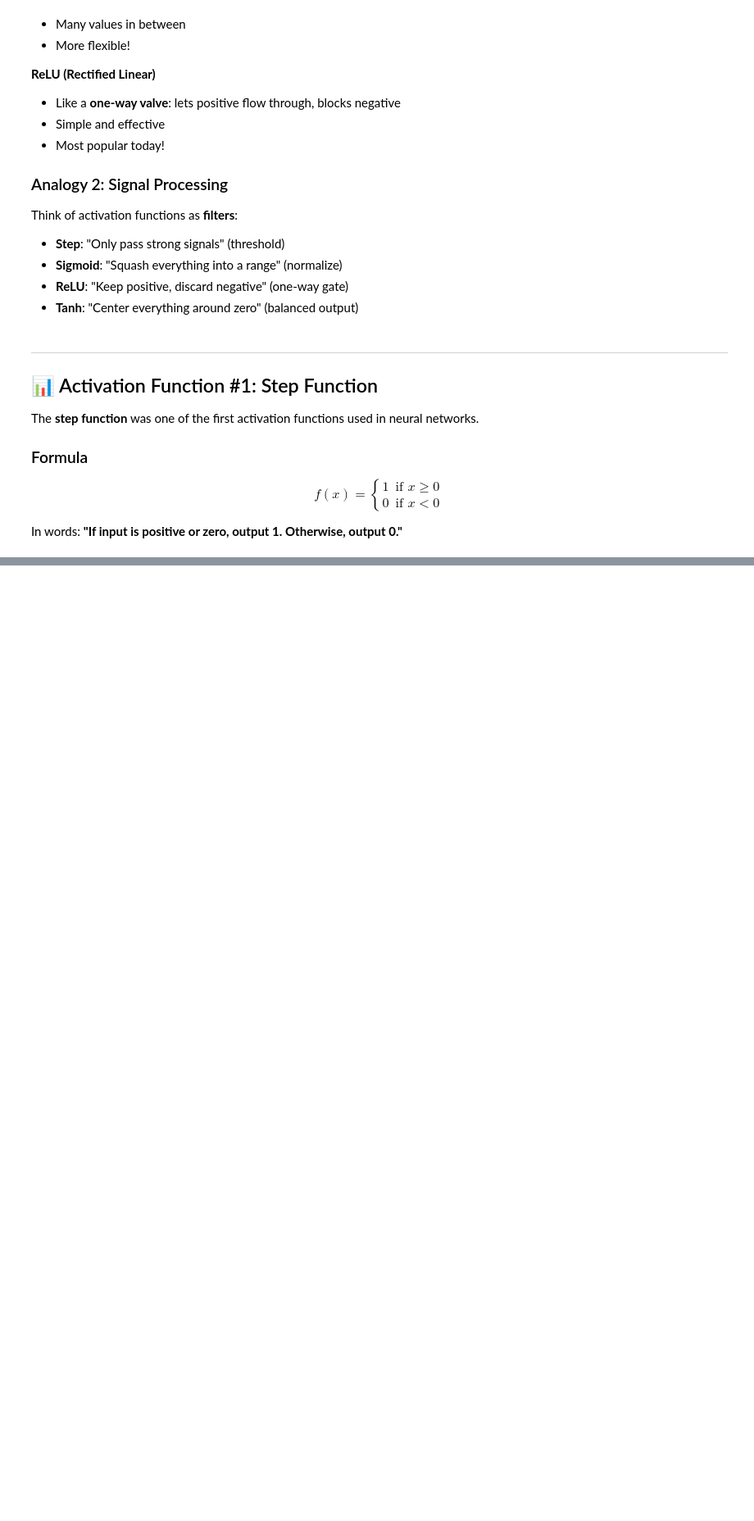
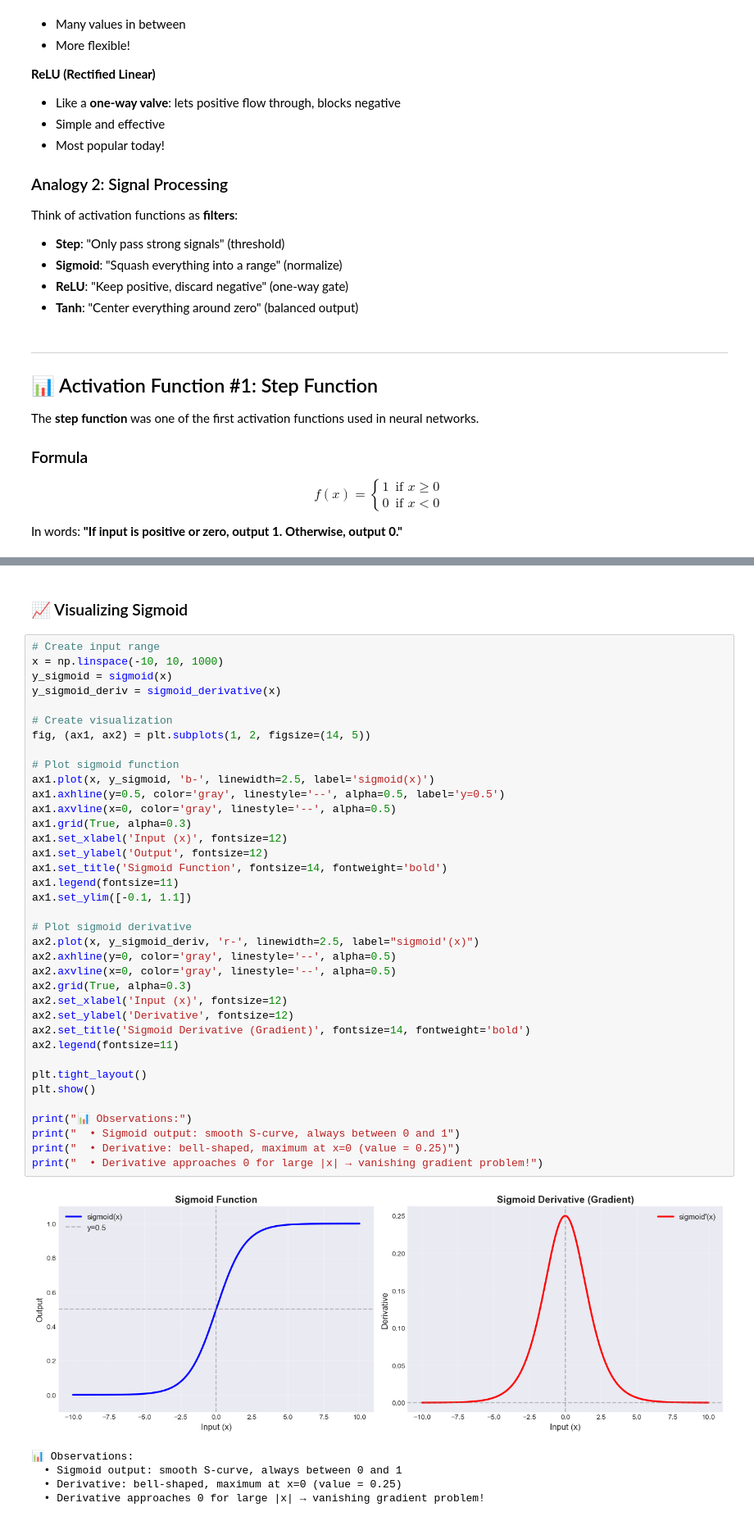
Before and after one commit to brucelee2077/applied-ai-research, a Jupyter notebook: 00-neural-networks/fundamentals/03_activation_functions.ipynb, the cells around one changed output, grey strips where cells are left out. Shown: that part at 82% size. Drawn from its saved outputs; the diff is of its cells as text; blank space fills up the shorter version.

```diff
--- a/00-neural-networks/fundamentals/03_activation_functions.ipynb
+++ b/00-neural-networks/fundamentals/03_activation_functions.ipynb
@@ -261,0 +296,45 @@ In the next notebook, you'll learn how to combine multiple neurons into **layers
+# %% [markdown]
+### 📈 Visualizing Sigmoid
+# %%
+# Create input range
+x = np.linspace(-10, 10, 1000)
+y_sigmoid = sigmoid(x)
+y_sigmoid_deriv = sigmoid_derivative(x)
+
+# Create visualization
+fig, (ax1, ax2) = plt.subplots(1, 2, figsize=(14, 5))
+
+# Plot sigmoid function
+ax1.plot(x, y_sigmoid, 'b-', linewidth=2.5, label='sigmoid(x)')
+ax1.axhline(y=0.5, color='gray', linestyle='--', alpha=0.5, label='y=0.5')
+ax1.axvline(x=0, color='gray', linestyle='--', alpha=0.5)
+ax1.grid(True, alpha=0.3)
+ax1.set_xlabel('Input (x)', fontsize=12)
+ax1.set_ylabel('Output', fontsize=12)
+ax1.set_title('Sigmoid Function', fontsize=14, fontweight='bold')
+ax1.legend(fontsize=11)
+ax1.set_ylim([-0.1, 1.1])
+
+# Plot sigmoid derivative
+ax2.plot(x, y_sigmoid_deriv, 'r-', linewidth=2.5, label="sigmoid'(x)")
+ax2.axhline(y=0, color='gray', linestyle='--', alpha=0.5)
+ax2.axvline(x=0, color='gray', linestyle='--', alpha=0.5)
+ax2.grid(True, alpha=0.3)
+ax2.set_xlabel('Input (x)', fontsize=12)
+ax2.set_ylabel('Derivative', fontsize=12)
+ax2.set_title('Sigmoid Derivative (Gradient)', fontsize=14, fontweight='bold')
+ax2.legend(fontsize=11)
+
+plt.tight_layout()
+plt.show()
+
+print("📊 Observations:")
+print("  • Sigmoid output: smooth S-curve, always between 0 and 1")
+print("  • Derivative: bell-shaped, maximum at x=0 (value = 0.25)")
+print("  • Derivative approaches 0 for large |x| → vanishing gradient problem!")
+# %% [output]
+[figure, added]
+📊 Observations:
+  • Sigmoid output: smooth S-curve, always between 0 and 1
+  • Derivative: bell-shaped, maximum at x=0 (value = 0.25)
+  • Derivative approaches 0 for large |x| → vanishing gradient problem!
```
Also changed, not shown: parts of 33 cells of this notebook, 1 other file.
